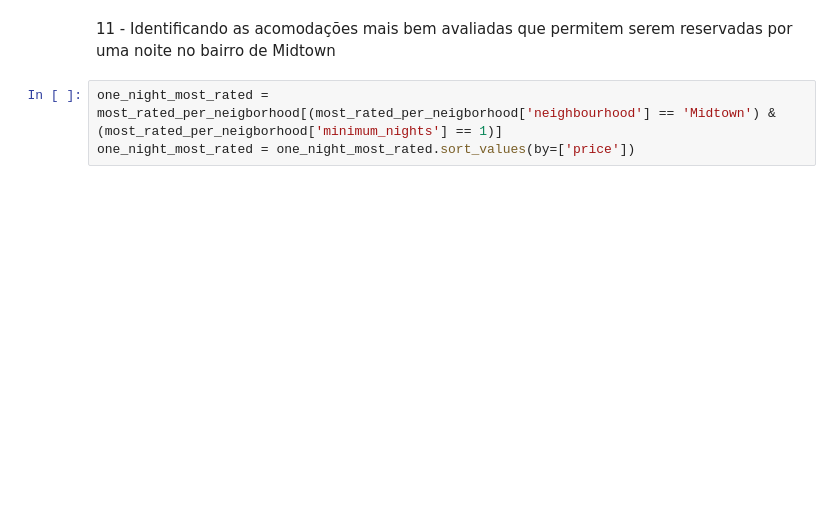
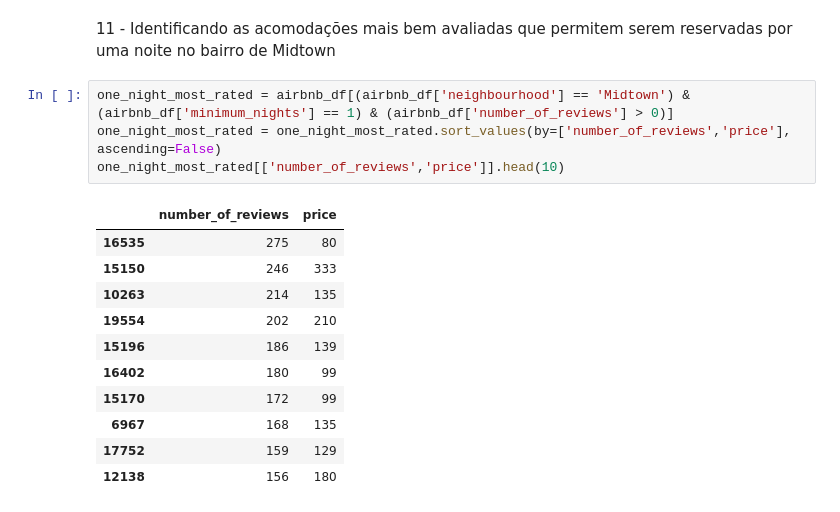
Before and after one commit to cafmf/introd-cd, a Jupyter notebook: projeto_introd_cd.ipynb, the cells around one changed output. Cells and saved outputs as stored; diff of their text form; blank space fills up the shorter version.

```diff
--- a/projeto_introd_cd.ipynb
+++ b/projeto_introd_cd.ipynb
@@ -117,5 +125,18 @@ most_rated_per_neigborhood.head()
 # %% [markdown]
 11 - Identificando as acomodações mais bem avaliadas que permitem serem reservadas por uma noite no bairro de Midtown
 # %%
-one_night_most_rated = most_rated_per_neigborhood[(most_rated_per_neigborhood['neighbourhood'] == 'Midtown') & (most_rated_per_neigborhood['minimum_nights'] == 1)]
-one_night_most_rated = one_night_most_rated.sort_values(by=['price'])
+one_night_most_rated = airbnb_df[(airbnb_df['neighbourhood'] == 'Midtown') & (airbnb_df['minimum_nights'] == 1) & (airbnb_df['number_of_reviews'] > 0)]
+one_night_most_rated = one_night_most_rated.sort_values(by=['number_of_reviews','price'], ascending=False)
+one_night_most_rated[['number_of_reviews','price']].head(10)
+# %% [output]
+|  | number_of_reviews | price |
+| 16535 | 275 | 80 |
+| 15150 | 246 | 333 |
+| 10263 | 214 | 135 |
+| 19554 | 202 | 210 |
+| 15196 | 186 | 139 |
+| 16402 | 180 | 99 |
+| 15170 | 172 | 99 |
+| 6967 | 168 | 135 |
+| 17752 | 159 | 129 |
+| 12138 | 156 | 180 |
```
Also changed, not shown: parts of 3 cells of this notebook.
